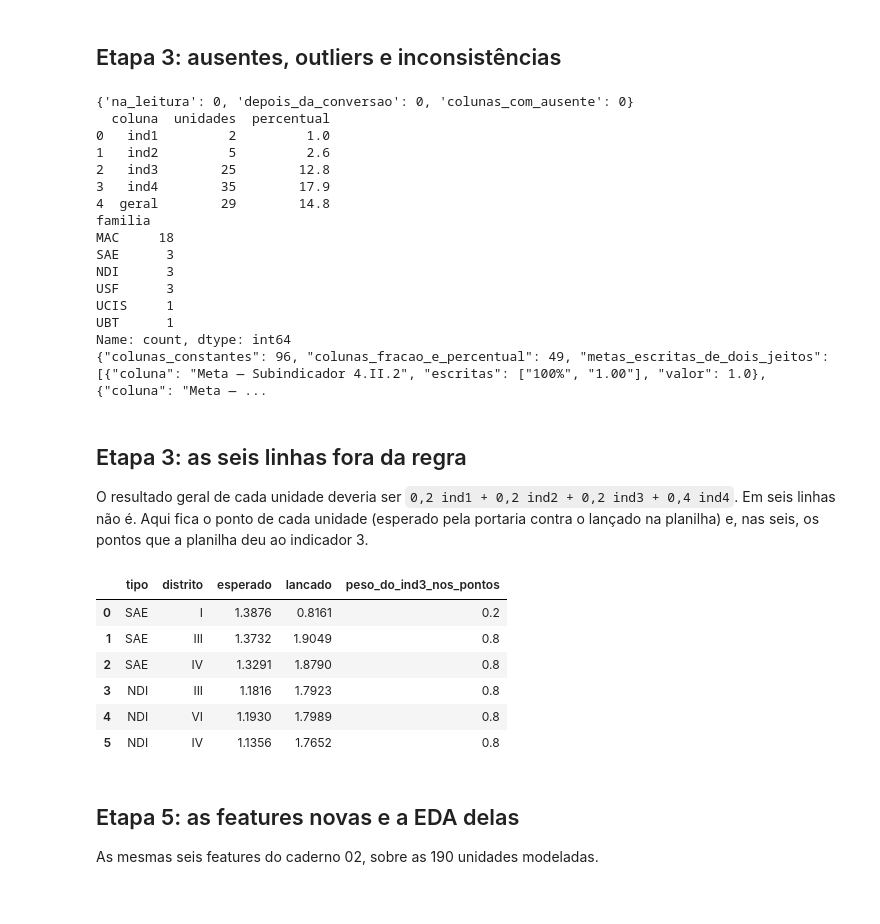
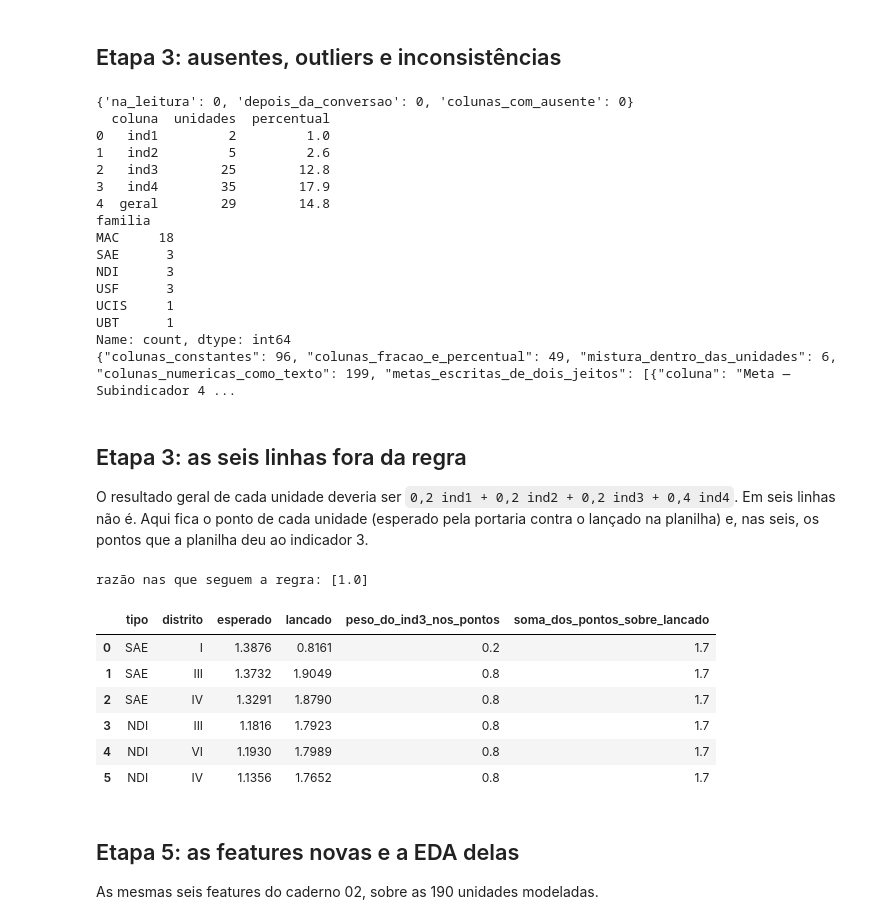
Before and after one commit to highgroundagency/projeto-6, a Jupyter notebook: ml/notebooks/07-numeros-da-apresentacao.ipynb, the cells around one changed output. Cells and saved outputs as stored; diff of their text form; code cells hidden in the pictures.

```diff
--- a/ml/notebooks/07-numeros-da-apresentacao.ipynb
+++ b/ml/notebooks/07-numeros-da-apresentacao.ipynb
@@ -162,7 +180,7 @@ ordem_distritos = ['I', 'II', 'III', 'IV', 'V', 'VI', 'VII', 'VIII']
 por_distrito = [{'grupo': d, **caixa(unidades.loc[unidades['distrito'] == d, 'geral'])} for d in ordem_distritos]
 
 matriz = unidades[colunas].corr()
-correlacao = {'colunas': colunas, 'matriz': [[arredondar(v, 3) for v in linha] for linha in matriz.values]}
+correlacao = {'colunas': colunas, 'matriz': [[arredondar(v, 4) for v in linha] for linha in matriz.values]}
 
 brutas = convertida.loc[eh_unidade, numericas]
 brutas = brutas.loc[:, brutas.nunique() > 1]
@@ -170,6 +188,15 @@ correlacao_geral = brutas.drop(columns='Desempenho geral').corrwith(brutas['Dese
 mais_correlatas = correlacao_geral[correlacao_geral.abs().sort_values(ascending=False).index].head(15)
 base['colunas_correlacionadas'] = int(len(correlacao_geral))
 
+# as mesmas colunas nas 190 modeladas, sem as seis linhas fora da regra (conferência nova).
+# coluna que fica constante sem elas não tem correlação definida: vai como null
+sem_as_seis = convertida.loc[eh_unidade, numericas].reset_index(drop=True)[~fora_da_regra]
+nas_modeladas = {
+    c: (sem_as_seis[c].corr(sem_as_seis['Desempenho geral']) if sem_as_seis[c].nunique() > 1 else None)
+    for c in mais_correlatas.index
+}
+assimetria_geral_modeladas = arredondar(modeladas['geral'].skew(), 2)
+
 print(pd.DataFrame([{k: d[k] for k in ['coluna', 'assimetria', 'valores_distintos', 'degraus']} for d in distribuicao]))
 print(matriz.round(2))
 print(mais_correlatas.round(3))
@@ -211,6 +238,10 @@ outliers_geral_por_familia = unidades.loc[fora_iqr['geral'], 'familia'].value_co
 constantes = convertida.columns[convertida[eh_unidade].nunique() <= 1]
 mistura = [c for c in df.columns[2:] if df[c].dtype == object or pd.api.types.is_string_dtype(df[c])]
 mistura = [c for c in mistura if 0 < df[c].astype(str).str.endswith('%').mean() < 1]
+# quantas misturam dentro das próprias unidades; o resto só mistura por causa das linhas DS (conferência nova)
+mistura_nas_unidades = [c for c in mistura if 0 < df.loc[eh_unidade, c].astype(str).str.endswith('%').mean() < 1]
+como_texto = [c for c in df.columns[2:] if df[c].dtype == object or pd.api.types.is_string_dtype(df[c])]
+depois_do_geral = df.columns[df.columns.get_loc('Desempenho geral') + 1:]
 metas_duplas = [
     {'coluna': c, 'escritas': df[c].astype(str).unique().tolist(), 'valor': arredondar(convertida[c].iloc[0])}
     for c in df.columns if c.startswith('Meta') and df[c].nunique() > 1
@@ -221,10 +252,13 @@ linhas_com_virgula = df.loc[com_virgula.any(axis=1), 'Tipo de unidade'].value_co
 inconsistencias = {
     'colunas_constantes': int(len(constantes)),
     'colunas_fracao_e_percentual': int(len(mistura)),
+    'mistura_dentro_das_unidades': int(len(mistura_nas_unidades)),
+    'colunas_numericas_como_texto': int(len(como_texto)),
     'metas_escritas_de_dois_jeitos': metas_duplas,
     'celulas_com_virgula_de_milhar': int(com_virgula.sum().sum()),
     'linhas_com_virgula_de_milhar': {k: int(v) for k, v in linhas_com_virgula.items()},
-    'colunas_de_pontos': 4,
+    'colunas_de_pontos': int(len(depois_do_geral)),
+    'pontos_com_nome_repetido': int(sum(str(c).endswith('.1') for c in depois_do_geral)),
 }
 
 print(faltantes)
@@ -247,7 +281,7 @@ USF      3
 UCIS     1
 UBT      1
 Name: count, dtype: int64
-{"colunas_constantes": 96, "colunas_fracao_e_percentual": 49, "metas_escritas_de_dois_jeitos": [{"coluna": "Meta — Subindicador 4.II.2", "escritas": ["100%", "1.00"], "valor": 1.0}, {"coluna": "Meta — ...
+{"colunas_constantes": 96, "colunas_fracao_e_percentual": 49, "mistura_dentro_das_unidades": 6, "colunas_numericas_como_texto": 199, "metas_escritas_de_dois_jeitos": [{"coluna": "Meta — Subindicador 4 ...
 # %% [markdown]
 ## Etapa 3: as seis linhas fora da regra
 
@@ -257,30 +291,39 @@ lançado na planilha) e, nas seis, os pontos que a planilha deu ao indicador 3.
 # %%
 pontos_ind3 = convertida.loc[eh_unidade, 'Desempenho consolidado — Indicador 3.1'].reset_index(drop=True)
 peso_ind3 = (pontos_ind3 / unidades['ind3']).round(2)
+
+# a soma dos quatro pontos dividida pelo resultado lançado (conferência nova): 1 nas unidades
+# que seguem a portaria
+colunas_de_pontos = [c for c in df.columns[df.columns.get_loc('Desempenho geral') + 1:]]
+soma_dos_pontos = convertida.loc[eh_unidade, colunas_de_pontos].reset_index(drop=True).sum(axis=1)
+razao = soma_dos_pontos / unidades['geral']
+print('razão nas que seguem a regra:', razao[~fora_da_regra].round(3).unique().tolist())
 
 dispersao = [
     {'esperado': arredondar(e), 'lancado': arredondar(g), 'fora': bool(f)}
     for e, g, f in zip(esperado, unidades['geral'], fora_da_regra)
 ]
 linhas_fora = [
     {
         'tipo': unidades.loc[i, 'tipo'],
         'distrito': unidades.loc[i, 'distrito'],
         'esperado': arredondar(esperado[i]),
         'lancado': arredondar(unidades.loc[i, 'geral']),
         'peso_do_ind3_nos_pontos': arredondar(peso_ind3[i], 2),
+        'soma_dos_pontos_sobre_lancado': arredondar(razao[i], 2),
     }
     for i in unidades.index[fora_da_regra]
 ]
 pd.DataFrame(linhas_fora)
 # %% [output]
+razão nas que seguem a regra: [1.0]
-|  | tipo | distrito | esperado | lancado | peso_do_ind3_nos_pontos |
-| 0 | SAE | I | 1.3876 | 0.8161 | 0.2 |
-| 1 | SAE | III | 1.3732 | 1.9049 | 0.8 |
-| 2 | SAE | IV | 1.3291 | 1.8790 | 0.8 |
-| 3 | NDI | III | 1.1816 | 1.7923 | 0.8 |
-| 4 | NDI | VI | 1.1930 | 1.7989 | 0.8 |
-| 5 | NDI | IV | 1.1356 | 1.7652 | 0.8 |
+|  | tipo | distrito | esperado | lancado | peso_do_ind3_nos_pontos | soma_dos_pontos_sobre_lancado |
+| 0 | SAE | I | 1.3876 | 0.8161 | 0.2 | 1.7 |
+| 1 | SAE | III | 1.3732 | 1.9049 | 0.8 | 1.7 |
+| 2 | SAE | IV | 1.3291 | 1.8790 | 0.8 | 1.7 |
+| 3 | NDI | III | 1.1816 | 1.7923 | 0.8 | 1.7 |
+| 4 | NDI | VI | 1.1930 | 1.7989 | 0.8 | 1.7 |
+| 5 | NDI | IV | 1.1356 | 1.7652 | 0.8 | 1.7 |
 # %% [markdown]
 ## Etapa 5: as features novas e a EDA delas
 
```
Also changed, not shown: parts of 4 cells of this notebook, 37 other files.
